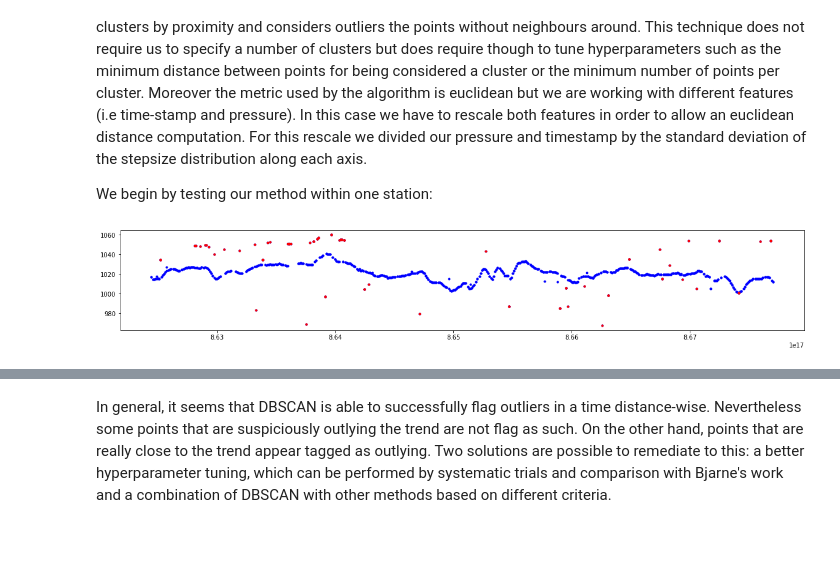
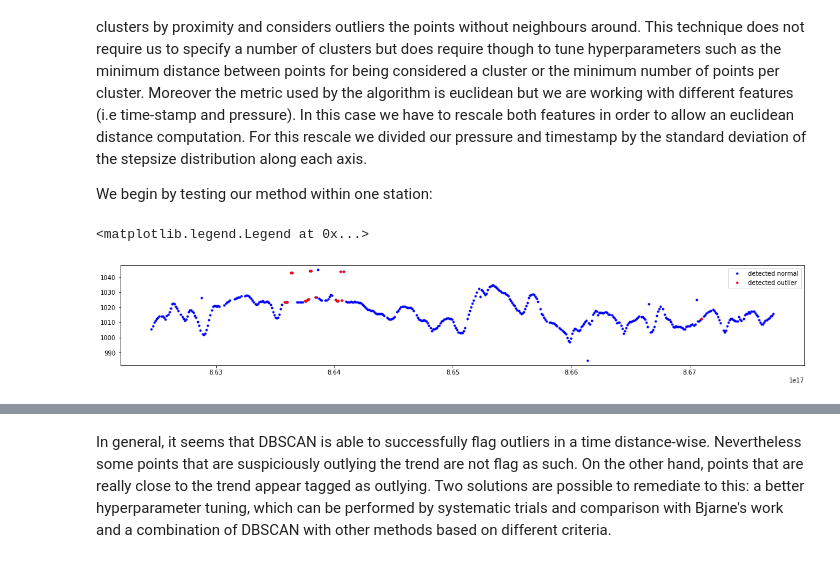
Before and after one commit to tomasfbouvier/Meteorological_Data_quality_assesment, a Jupyter notebook: Data_exploration.ipynb, the cells around one changed output, grey strips where cells are left out. Cells and saved outputs as stored; diff of their text form; code cells hidden in the pictures.

```diff
--- a/Data_exploration.ipynb
+++ b/Data_exploration.ipynb
@@ -57,7 +62,7 @@ We are mainly interested on stations that belong to crude data-bases. Therefore
 # %%
 df_true= df[df['file_type']=='data/Carra']
 
-df=df[df['file_type']!='data/Carra']
+df=df[df['file_type']=='data/data1/combined']
 # %%
 df['station'].unique()[:]
 
@@ -161,16 +266,36 @@ In order to detect candidate outliers we apply DBSCAN. This clustering technique
 
 We begin by testing our method within one station:
 # %%
-my_station=4330
+my_station=4242
 
 df2=df[df['station']==my_station]
+
+df2= df2.sort_values(by=['timestamp'],axis=0)
+
 
 x=df2['timestamp']
 y=df2['max']
 
+#plt.figure(figsize=(20,3))
+
+#plt.plot(x, y, 'b.', label = 'detected normal')
+
+#print(df2)
+#print(df4)
+
 from sklearn.cluster import DBSCAN
 
-#clustering = DBSCAN(eps=3, min_samples=2).fit(np.array(x,y))
+def cluster_density_predictor(X, windowsize= 1):
+    windowsize*=24*3600*1e9
+
+    #input:
+   #     - sample X
+    #    - windowsize (default 1 day)
+    #returns: a list of parameters to rescale the classifier performance
+
+    print(np.shape(X)[0])
+
+    return
 
 x = x.to_numpy('float64')
 
@@ -179,41 +304,50 @@ y = y.to_numpy('float64')
 X = np.array([x,y])
 X= X.T
 
 X=np.delete(X, X[:,1] ==-1., axis=0)
 
 #X=np.sort(X, axis= 0 , kind=None, order=None)
 
+# DBSCAN input needs to be rescaled
+
 
 y_steps= [y[i+1]-y[i] for i in range(len(y)-1)]
 x_steps= [x[i+1]-x[i] for i in range(len(x)-1)]
 
 
 X[:,0]/=np.std(x_steps)
-X[:,1]/=np.std(y_steps)
+X[:,1]/=5*np.std(y_steps)
+
 
 
 #np.concatenate((x,y), axis=0)
-clustering = DBSCAN(eps=.32,min_samples=15, metric='euclidean').fit(X)
+clustering = DBSCAN(eps=5.3,min_samples=5, metric='euclidean').fit(X)
 
 labels=clustering.fit_predict(X)
+
+
 #for i in clustering.labels_:
-    #print(i)
+ #   print(i)
 
 X[:,0]*=np.std(x_steps)
-X[:,1]*=np.std(y_steps)
+X[:,1]*=5*np.std(y_steps)
 
 plt.figure(figsize=(20,3))
 
-plt.plot(X[:,0], X[:,1], 'b.')
+plt.plot(X[:,0], X[:,1], 'b.', label = 'detected normal')
 #plt.ylim(6.2, 6.8)
 
 for i in range(len(clustering.labels_)):
     if clustering.labels_[i]==-1:
         plt.plot(X[i,0], X[i, 1], 'r.')
-    """
-    if(get_slope(x[i:i+2], y[i:i+2]) is not None and abs(get_slope(x[i:i+2], y[i:i+2]))>0.25*std):
-        print(get_slope(x[i:i+2], y[i:i+2]))
-        plt.plot(X[i,0], X[i, 1], 'r.')
-    """
+        adas=[X[i,0], X[i, 1]]
+
+
+   # if(get_slope(x[i:i+2], y[i:i+2]) is not None and abs(get_slope(x[i:i+2], y[i:i+2]))>0.25*std):
+    #    print(get_slope(x[i:i+2], y[i:i+2]))
+    #   plt.plot(X[i,0], X[i, 1], 'r.')
+plt.plot(adas[0], adas[1], 'r.', label='detected outlier')
+plt.legend(loc='best')
 # %% [output]
+<matplotlib.legend.Legend at 0x...>
-[figure, old version]
+[figure, new version]
```
Also changed, not shown: parts of 13 cells of this notebook.
